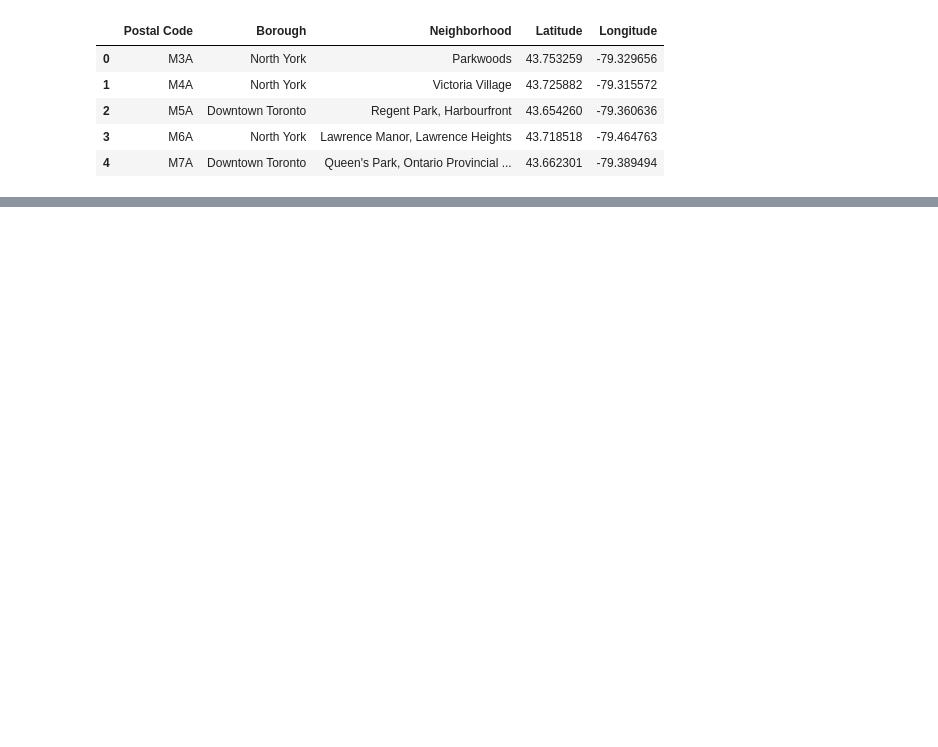
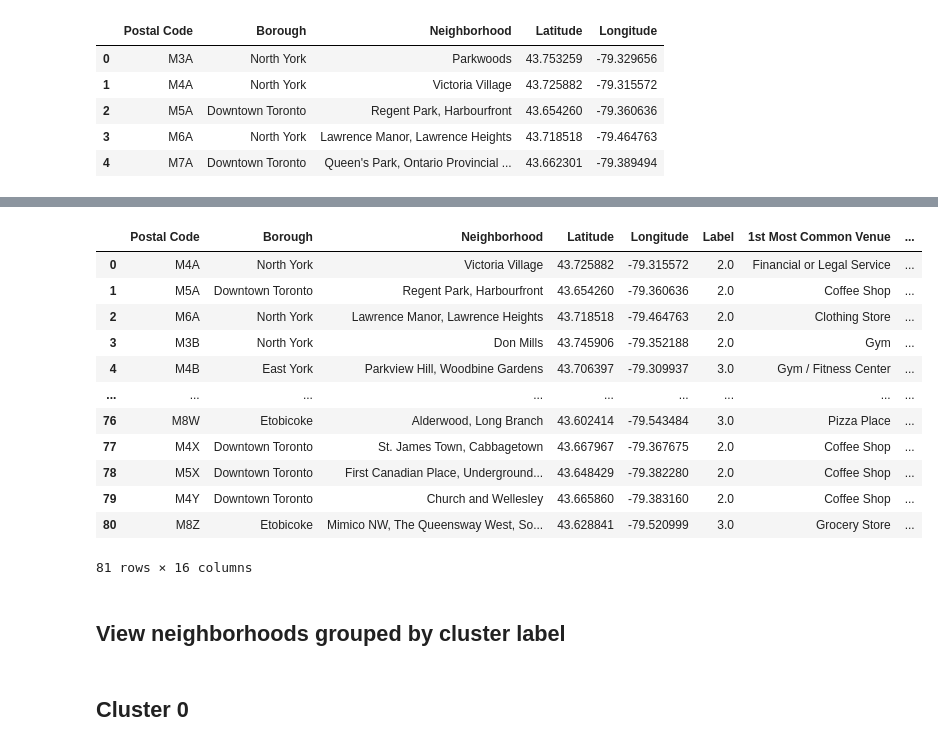
Before and after one commit to tpacun/Coursera_Capstone, a Jupyter notebook: Toronto_Neighborhoods.ipynb, the cells around one changed output, grey strips where cells are left out. Saved outputs shown, nothing was run; the diff lists cells and outputs as text; code cells hidden in the pictures; blank space fills up the shorter version.

```diff
--- a/Toronto_Neighborhoods.ipynb
+++ b/Toronto_Neighborhoods.ipynb
@@ -103,0 +217,7 @@ import folium
+# %%
+kclusters = 5
+toronto_grouped_clustering = toronto_grouped.drop('Neighborhood', 1)
+
+#fit algorithm
+kmeans = KMeans(n_clusters = kclusters, random_state = 0).fit(toronto_grouped_clustering)
+kmeans.labels_
@@ -103,0 +266,25 @@ import folium
+# %%
+#finally join all information
+toronto_final = full_df.join(neighborhoods_venues_sorted.set_index('Neighborhood'), on = 'Neighborhood').reset_index(drop = True)
+toronto_final.dropna(inplace = True)
+toronto_final.reset_index(drop=True, inplace = True)
+
+toronto_final
+# %% [output]
+|  | Postal Code | Borough | Neighborhood | Latitude | Longitude | Label | 1st Most Common Venue | ... |
+| 0 | M4A | North York | Victoria Village | 43.725882 | -79.315572 | 2.0 | Financial or Legal Service | ... |
+| 1 | M5A | Downtown Toronto | Regent Park, Harbourfront | 43.654260 | -79.360636 | 2.0 | Coffee Shop | ... |
+| 2 | M6A | North York | Lawrence Manor, Lawrence Heights | 43.718518 | -79.464763 | 2.0 | Clothing Store | ... |
+| 3 | M3B | North York | Don Mills | 43.745906 | -79.352188 | 2.0 | Gym | ... |
+| 4 | M4B | East York | Parkview Hill, Woodbine Gardens | 43.706397 | -79.309937 | 3.0 | Gym / Fitness Center | ... |
+| ... | ... | ... | ... | ... | ... | ... | ... | ... |
+| 76 | M8W | Etobicoke | Alderwood, Long Branch | 43.602414 | -79.543484 | 3.0 | Pizza Place | ... |
+| 77 | M4X | Downtown Toronto | St. James Town, Cabbagetown | 43.667967 | -79.367675 | 2.0 | Coffee Shop | ... |
+| 78 | M5X | Downtown Toronto | First Canadian Place, Underground... | 43.648429 | -79.382280 | 2.0 | Coffee Shop | ... |
+| 79 | M4Y | Downtown Toronto | Church and Wellesley | 43.665860 | -79.383160 | 2.0 | Coffee Shop | ... |
+| 80 | M8Z | Etobicoke | Mimico NW, The Queensway West, So... | 43.628841 | -79.520999 | 3.0 | Grocery Store | ... |
+81 rows × 16 columns
+# %% [markdown]
+## View neighborhoods grouped by cluster label
+# %% [markdown]
+## Cluster 0
```
Also changed, not shown: parts of 33 cells of this notebook, 1 other file.
